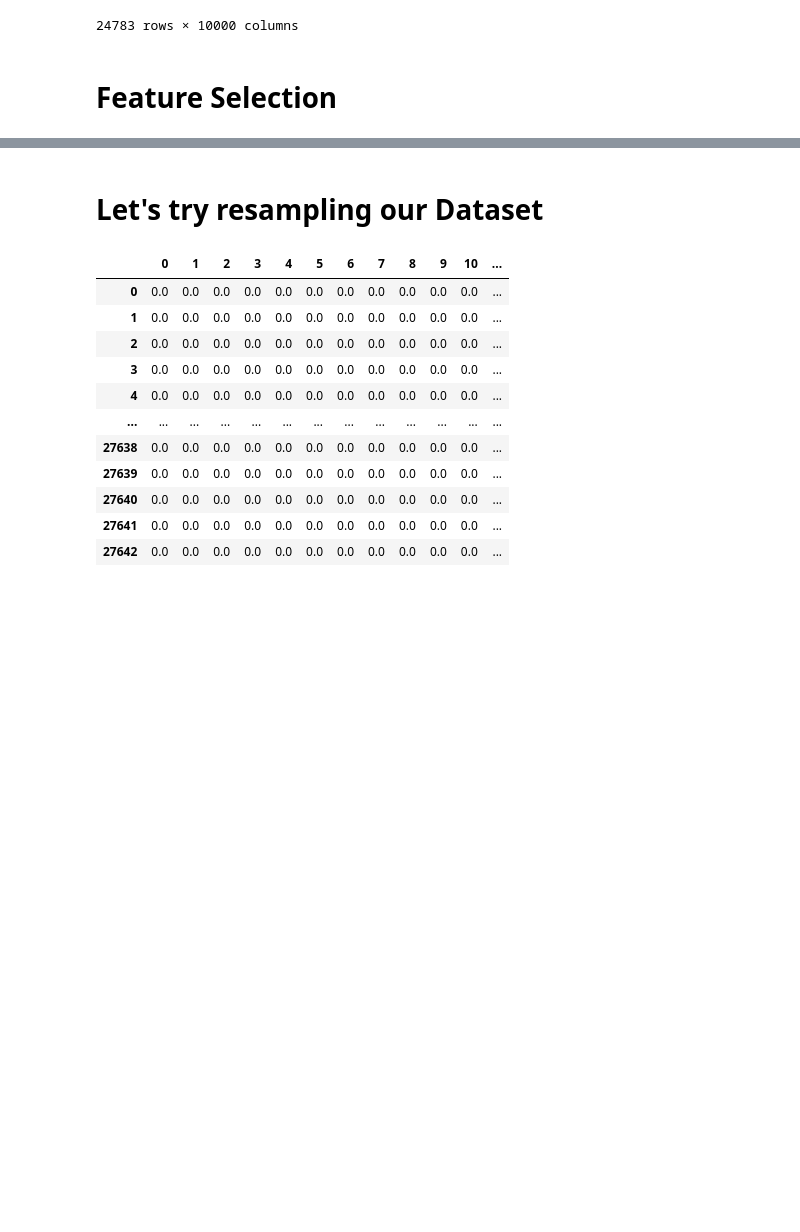
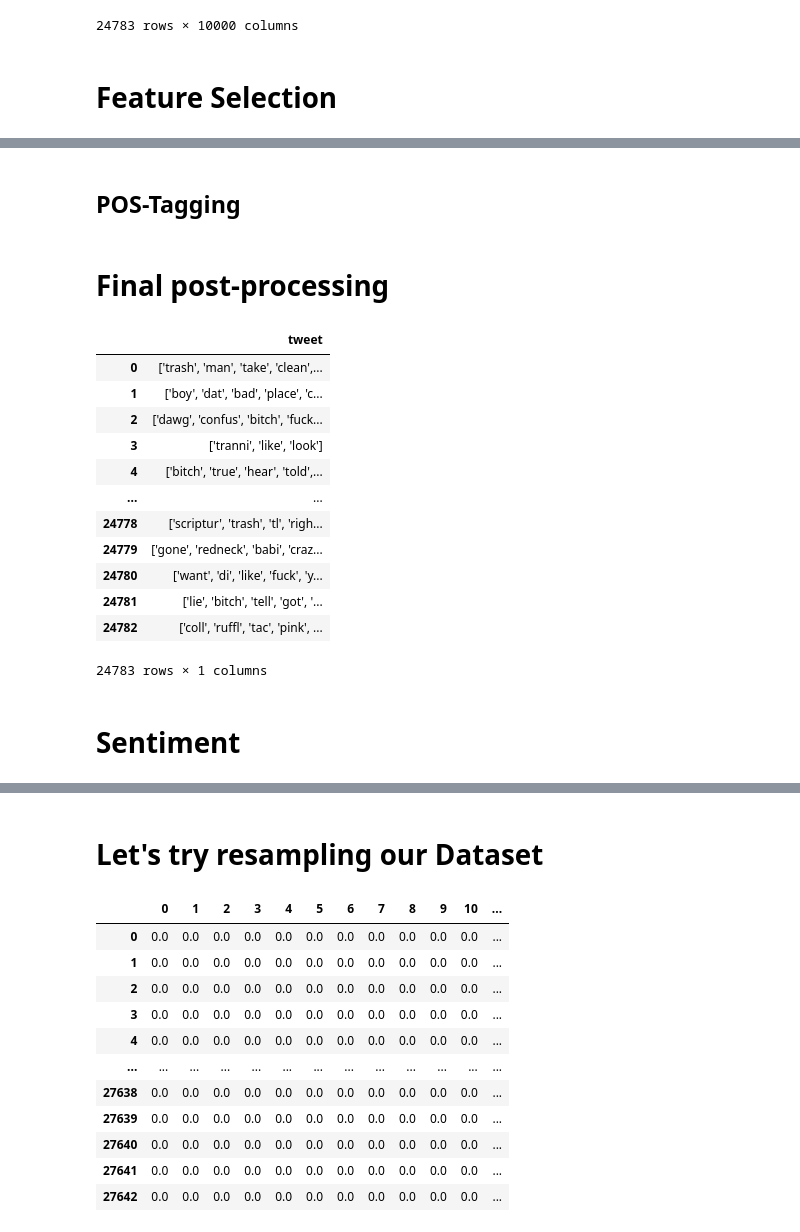
Before and after one commit to manuvillalba-uclm/Natural_Lenguaje_Processing-ELM, a Jupyter notebook: Machine_Learning_NLP_Vectorization_Classification.ipynb, the cells around one changed output, grey strips where cells are left out. Saved outputs shown, nothing was run; the diff lists cells and outputs as text; code cells hidden in the pictures; blank space fills up the shorter version.

```diff
--- a/Machine_Learning_NLP_Vectorization_Classification.ipynb
+++ b/Machine_Learning_NLP_Vectorization_Classification.ipynb
@@ -169,0 +180,19 @@ Wall time: 1.87 s
+# %%
+#@title Configuration input
+choosen_df = 'Hard' #@param ["Hard", "Soft"]
+use_ngrams = False #@param {type:"boolean"}
+use_POS_taggin = False #@param {type:"boolean"}
+use_RT_count = False #@param {type:"boolean"}
+use_Sentiment_Analyzer = False #@param {type:"boolean"}
+
+
+url_soft_df = 'https://raw.githubusercontent.com/manuvillalba-uclm/Natural_Lenguaje_Processing-ELM/main/preprocesado_soft.csv?token=AHJ5UMFESTHGL4DK6Q7OIPC74DAU4'
+url_hard_df = 'https://raw.githubusercontent.com/manuvillalba-uclm/Natural_Lenguaje_Processing-ELM/main/preprocesado_hard.csv?token=AHJ5UME4YXBZBT27XRCHZDC74DAUY'
+url_df = ''
+if choosen_df == 'Hard':
+  url_df = url_hard_df
+else:
+  url_df = url_soft_df
+
+ds_alt_twitter = pd.read_csv(url_df, index_col=[0])
+# ds_alt_twitter
@@ -169,0 +225,2 @@ Wall time: 1.87 s
+# %% [markdown]
+## POS-Tagging
@@ -169,0 +232,20 @@ Wall time: 1.87 s
+# %% [markdown]
+# Final post-processing
+# %%
+ds_alt_twitter
+# %% [output]
+|  | tweet |
+| 0 | ['trash', 'man', 'take', 'clean',... |
+| 1 | ['boy', 'dat', 'bad', 'place', 'c... |
+| 2 | ['dawg', 'confus', 'bitch', 'fuck... |
+| 3 | ['tranni', 'like', 'look'] |
+| 4 | ['bitch', 'true', 'hear', 'told',... |
+| ... | ... |
+| 24778 | ['scriptur', 'trash', 'tl', 'righ... |
+| 24779 | ['gone', 'redneck', 'babi', 'craz... |
+| 24780 | ['want', 'di', 'like', 'fuck', 'y... |
+| 24781 | ['lie', 'bitch', 'tell', 'got', '... |
+| 24782 | ['coll', 'ruffl', 'tac', 'pink', ... |
+24783 rows × 1 columns
+# %% [markdown]
+# Sentiment
```
Also changed, not shown: parts of 19 cells of this notebook.
